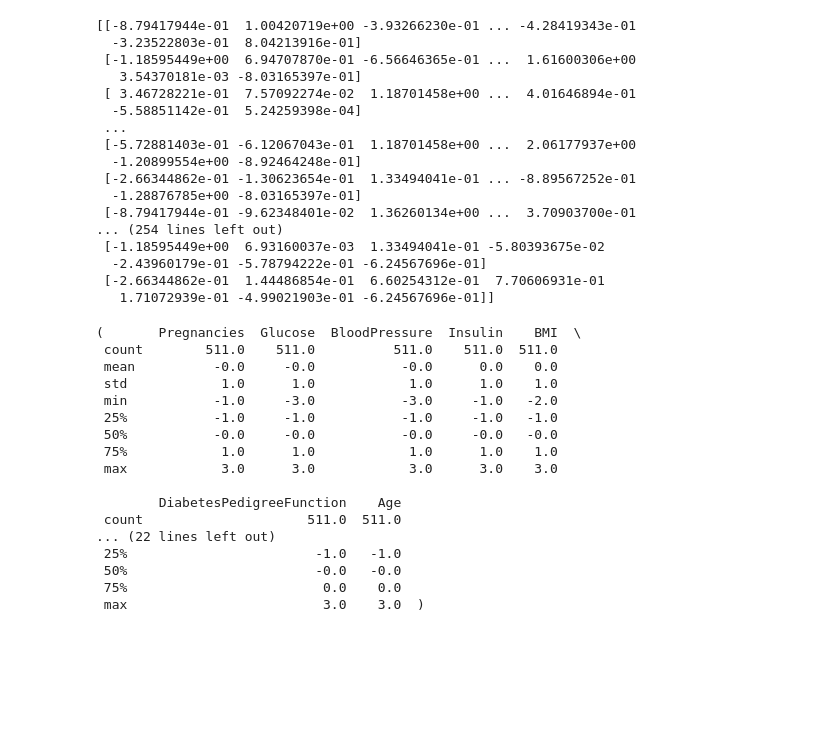
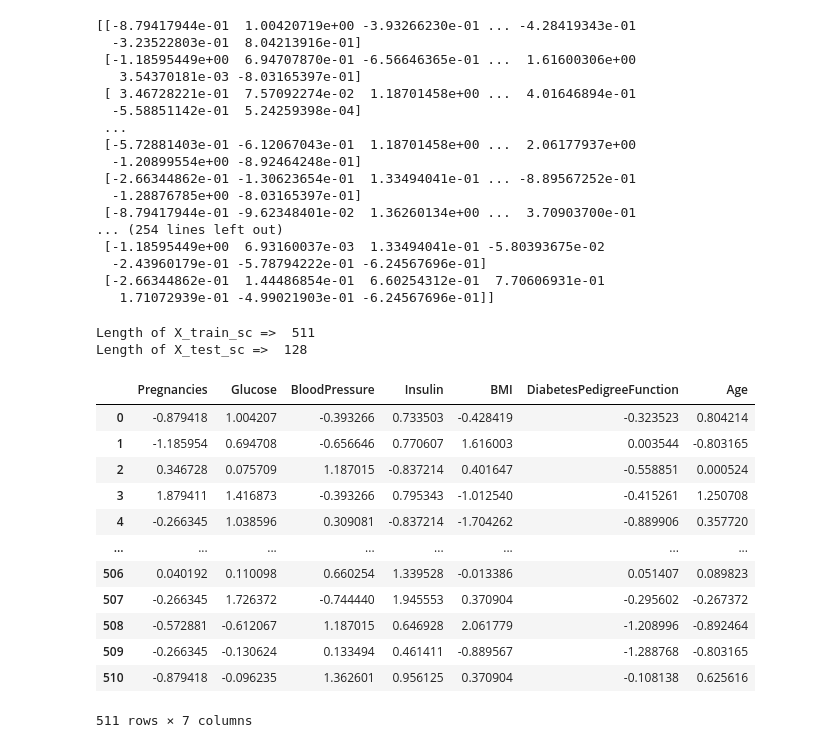
Before and after one commit to Babun001/Diabetes-Prediction-using-Machine-Learning, a Jupyter notebook: test.ipynb, the cells around one changed output. Drawn from its saved outputs; the diff is of its cells as text; code cells hidden in the pictures; blank space fills up the shorter version.

```diff
--- a/test.ipynb
+++ b/test.ipynb
@@ -92,22 +92,22 @@ print(X_test_sc)
 # %%
 X_train_sc = pd.DataFrame(X_train_sc, columns=["Pregnancies","Glucose","BloodPressure","Insulin","BMI","DiabetesPedigreeFunction","Age"])
 X_test_sc = pd.DataFrame(X_test_sc, columns=["Pregnancies","Glucose","BloodPressure","Insulin","BMI","DiabetesPedigreeFunction","Age"])
-X_train_sc.describe().round(), X_test_sc.describe().round()
+print("Length of X_train_sc => ",len(X_train_sc))
+print("Length of X_test_sc => ",len(X_test_sc))
+X_train_sc
 # %% [output]
-(       Pregnancies  Glucose  BloodPressure  Insulin    BMI  \
- count        511.0    511.0          511.0    511.0  511.0
- mean          -0.0     -0.0           -0.0      0.0    0.0
- std            1.0      1.0            1.0      1.0    1.0
- min           -1.0     -3.0           -3.0     -1.0   -2.0
- 25%           -1.0     -1.0           -1.0     -1.0   -1.0
- 50%           -0.0     -0.0           -0.0     -0.0   -0.0
- 75%            1.0      1.0            1.0      1.0    1.0
- max            3.0      3.0            3.0      3.0    3.0
-
-        DiabetesPedigreeFunction    Age
- count                     511.0  511.0
-... (22 lines left out)
- 25%                        -1.0   -1.0
- 50%                        -0.0   -0.0
- 75%                         0.0    0.0
- max                         3.0    3.0  )
+Length of X_train_sc =>  511
+Length of X_test_sc =>  128
+|  | Pregnancies | Glucose | BloodPressure | Insulin | BMI | DiabetesPedigreeFunction | Age |
+| 0 | -0.879418 | 1.004207 | -0.393266 | 0.733503 | -0.428419 | -0.323523 | 0.804214 |
+| 1 | -1.185954 | 0.694708 | -0.656646 | 0.770607 | 1.616003 | 0.003544 | -0.803165 |
+| 2 | 0.346728 | 0.075709 | 1.187015 | -0.837214 | 0.401647 | -0.558851 | 0.000524 |
+| 3 | 1.879411 | 1.416873 | -0.393266 | 0.795343 | -1.012540 | -0.415261 | 1.250708 |
+| 4 | -0.266345 | 1.038596 | 0.309081 | -0.837214 | -1.704262 | -0.889906 | 0.357720 |
+| ... | ... | ... | ... | ... | ... | ... | ... |
+| 506 | 0.040192 | 0.110098 | 0.660254 | 1.339528 | -0.013386 | 0.051407 | 0.089823 |
+| 507 | -0.266345 | 1.726372 | -0.744440 | 1.945553 | 0.370904 | -0.295602 | -0.267372 |
+| 508 | -0.572881 | -0.612067 | 1.187015 | 0.646928 | 2.061779 | -1.208996 | -0.892464 |
+| 509 | -0.266345 | -0.130624 | 0.133494 | 0.461411 | -0.889567 | -1.288768 | -0.803165 |
+| 510 | -0.879418 | -0.096235 | 1.362601 | 0.956125 | 0.370904 | -0.108138 | 0.625616 |
+511 rows × 7 columns
```
Also changed, not shown: parts of 7 cells of this notebook.
